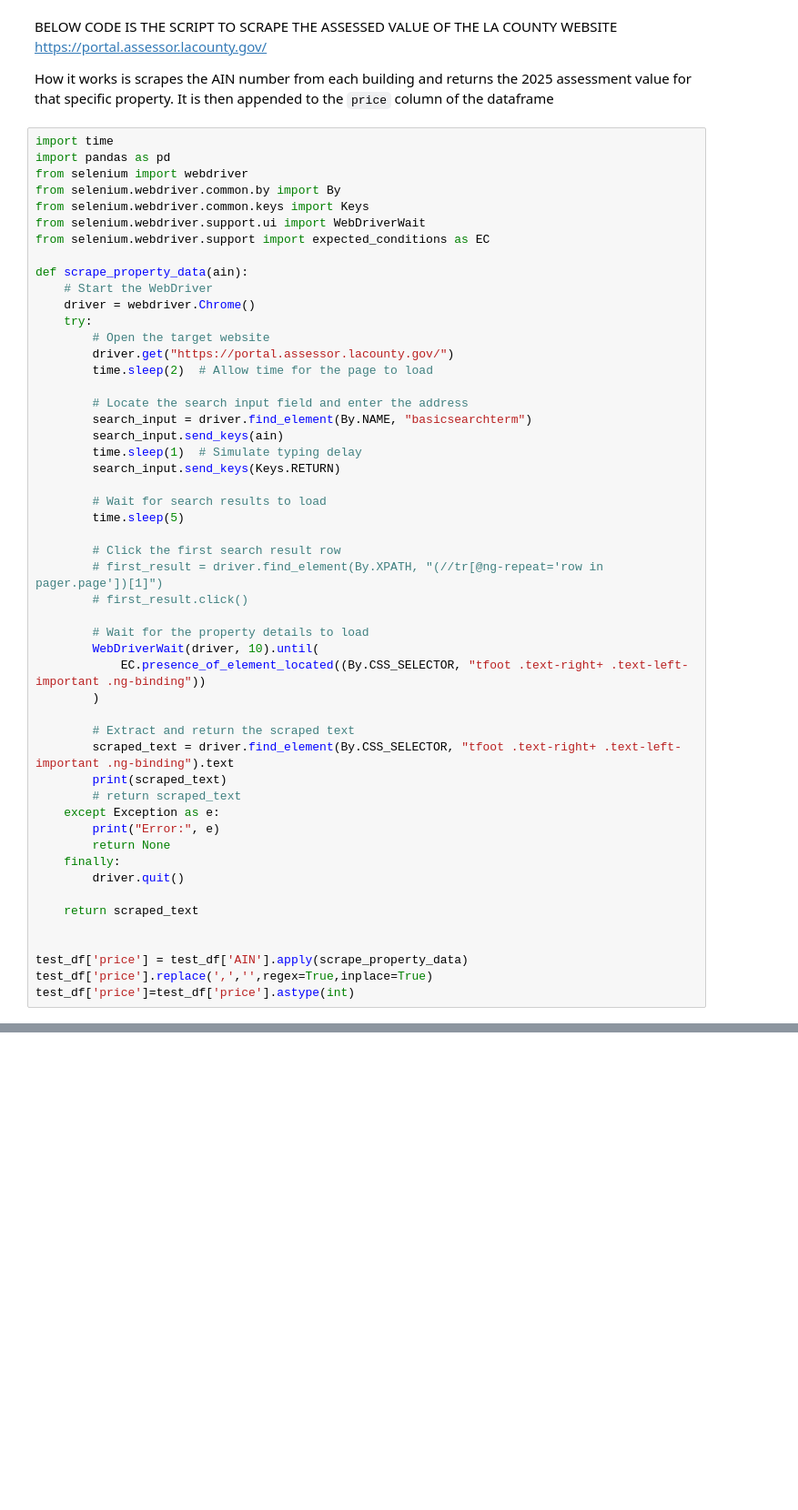
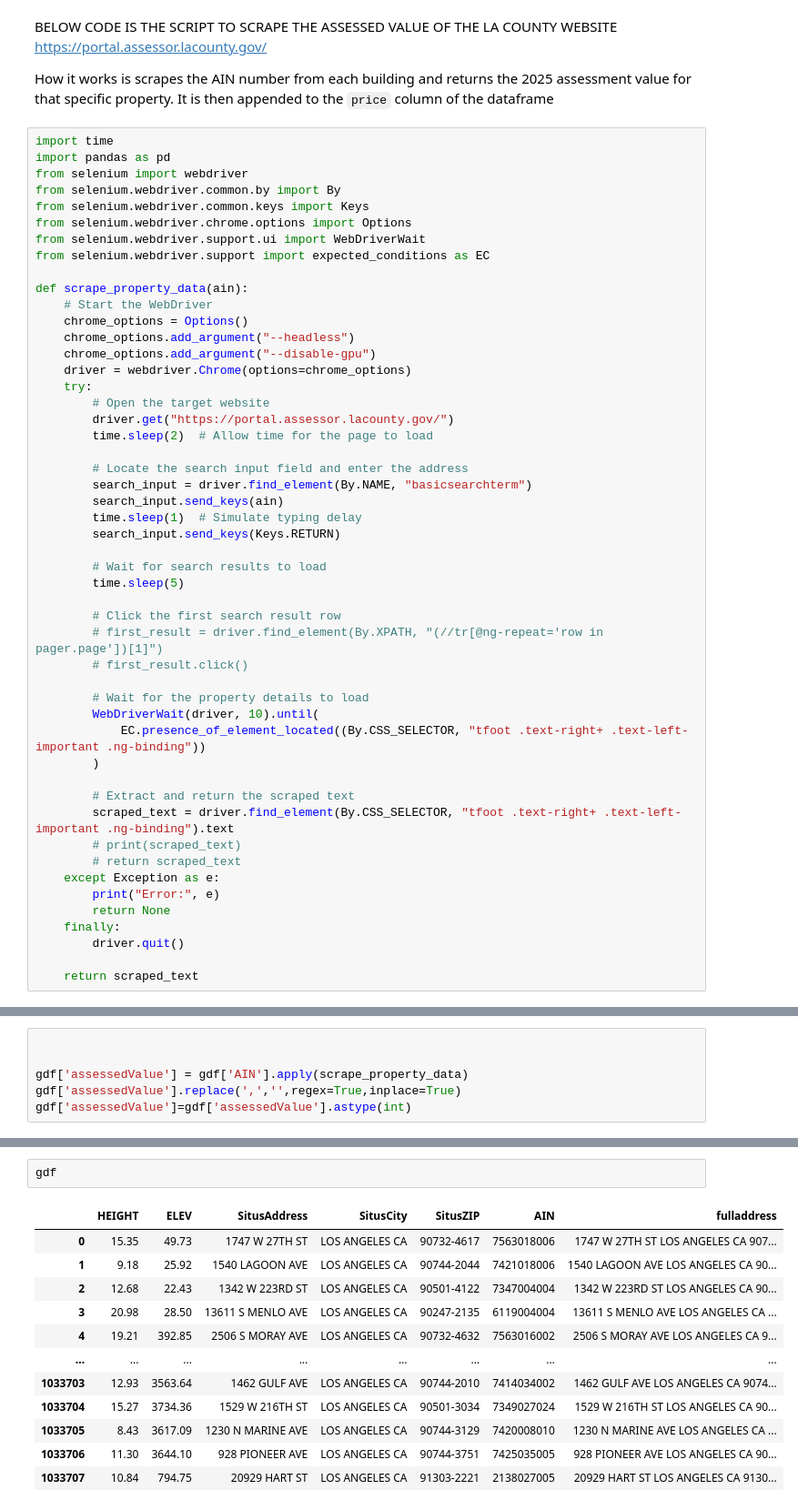
Before and after one commit to MartinYTSo/forestfires, a Jupyter notebook: gethouseprices.ipynb, the cells around one changed output, grey strips where cells are left out. Shown: that part at 91% size. Saved outputs shown, nothing was run; the diff lists cells and outputs as text; blank space fills up the shorter version.

```diff
--- a/gethouseprices.ipynb
+++ b/gethouseprices.ipynb
@@ -102,12 +316,16 @@ import pandas as pd
 from selenium import webdriver
 from selenium.webdriver.common.by import By
 from selenium.webdriver.common.keys import Keys
+from selenium.webdriver.chrome.options import Options
 from selenium.webdriver.support.ui import WebDriverWait
 from selenium.webdriver.support import expected_conditions as EC
 
 def scrape_property_data(ain):
     # Start the WebDriver
-    driver = webdriver.Chrome()
+    chrome_options = Options()
+    chrome_options.add_argument("--headless")
+    chrome_options.add_argument("--disable-gpu")
+    driver = webdriver.Chrome(options=chrome_options)
     try:
         # Open the target website
         driver.get("https://portal.assessor.lacounty.gov/")
@@ -133,7 +351,7 @@ def scrape_property_data(ain):
 
         # Extract and return the scraped text
         scraped_text = driver.find_element(By.CSS_SELECTOR, "tfoot .text-right+ .text-left-important .ng-binding").text
-        print(scraped_text)
+        # print(scraped_text)
         # return scraped_text
     except Exception as e:
         print("Error:", e)
@@ -142,8 +360,3 @@ def scrape_property_data(ain):
         driver.quit()
 
     return scraped_text
-
-
-test_df['price'] = test_df['AIN'].apply(scrape_property_data)
-test_df['price'].replace(',','',regex=True,inplace=True)
-test_df['price']=test_df['price'].astype(int)
@@ -169,0 +363,6 @@ Length: 63, dtype: object
+# %%
+
+
+gdf['assessedValue'] = gdf['AIN'].apply(scrape_property_data)
+gdf['assessedValue'].replace(',','',regex=True,inplace=True)
+gdf['assessedValue']=gdf['assessedValue'].astype(int)
@@ -169,0 +388,15 @@ Length: 63, dtype: object
+# %%
+gdf
+# %% [output]
+|  | HEIGHT | ELEV | SitusAddress | SitusCity | SitusZIP | AIN | fulladdress |
+| 0 | 15.35 | 49.73 | 1747 W 27TH ST | LOS ANGELES CA | 90732-4617 | 7563018006 | 1747 W 27TH ST LOS ANGELES CA 907... |
+| 1 | 9.18 | 25.92 | 1540 LAGOON AVE | LOS ANGELES CA | 90744-2044 | 7421018006 | 1540 LAGOON AVE LOS ANGELES CA 90... |
+| 2 | 12.68 | 22.43 | 1342 W 223RD ST | LOS ANGELES CA | 90501-4122 | 7347004004 | 1342 W 223RD ST LOS ANGELES CA 90... |
+| 3 | 20.98 | 28.50 | 13611 S MENLO AVE | LOS ANGELES CA | 90247-2135 | 6119004004 | 13611 S MENLO AVE LOS ANGELES CA ... |
+| 4 | 19.21 | 392.85 | 2506 S MORAY AVE | LOS ANGELES CA | 90732-4632 | 7563016002 | 2506 S MORAY AVE LOS ANGELES CA 9... |
+| ... | ... | ... | ... | ... | ... | ... | ... |
+| 1033703 | 12.93 | 3563.64 | 1462 GULF AVE | LOS ANGELES CA | 90744-2010 | 7414034002 | 1462 GULF AVE LOS ANGELES CA 9074... |
+| 1033704 | 15.27 | 3734.36 | 1529 W 216TH ST | LOS ANGELES CA | 90501-3034 | 7349027024 | 1529 W 216TH ST LOS ANGELES CA 90... |
+| 1033705 | 8.43 | 3617.09 | 1230 N MARINE AVE | LOS ANGELES CA | 90744-3129 | 7420008010 | 1230 N MARINE AVE LOS ANGELES CA ... |
+| 1033706 | 11.30 | 3644.10 | 928 PIONEER AVE | LOS ANGELES CA | 90744-3751 | 7425035005 | 928 PIONEER AVE LOS ANGELES CA 90... |
+| 1033707 | 10.84 | 794.75 | 20929 HART ST | LOS ANGELES CA | 91303-2221 | 2138027005 | 20929 HART ST LOS ANGELES CA 9130... |
```
Also changed, not shown: parts of 26 cells of this notebook.
